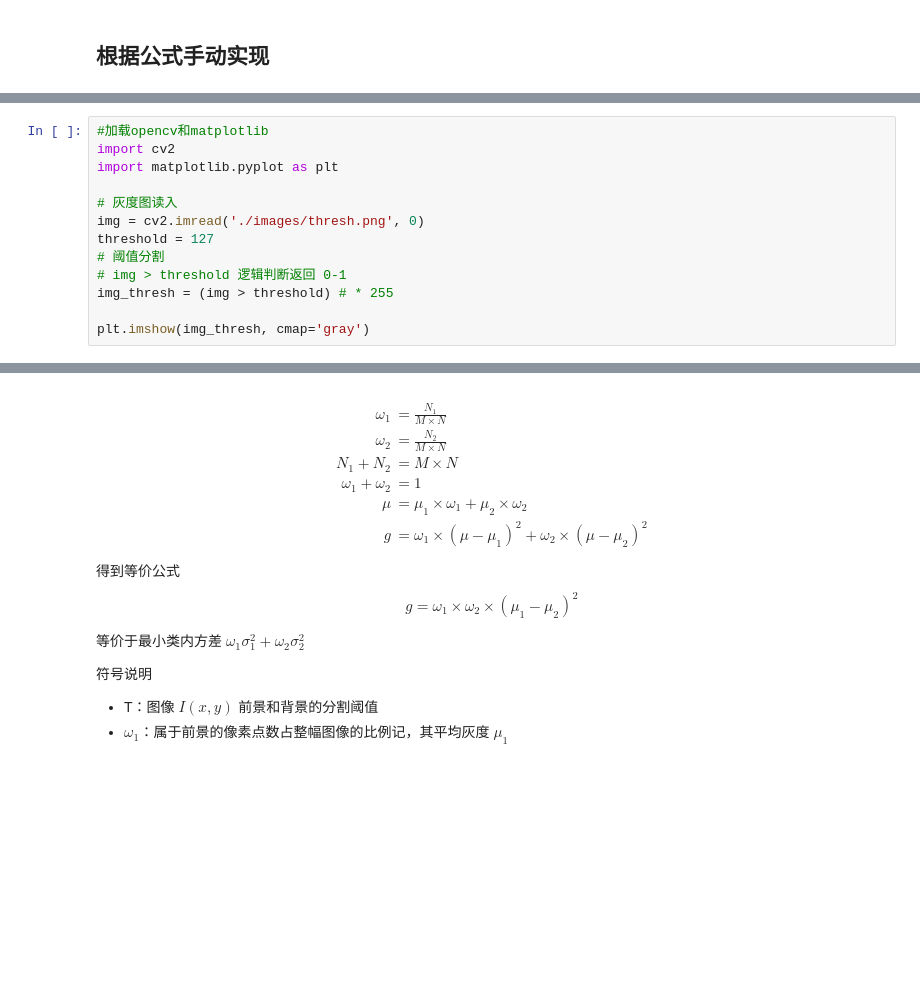
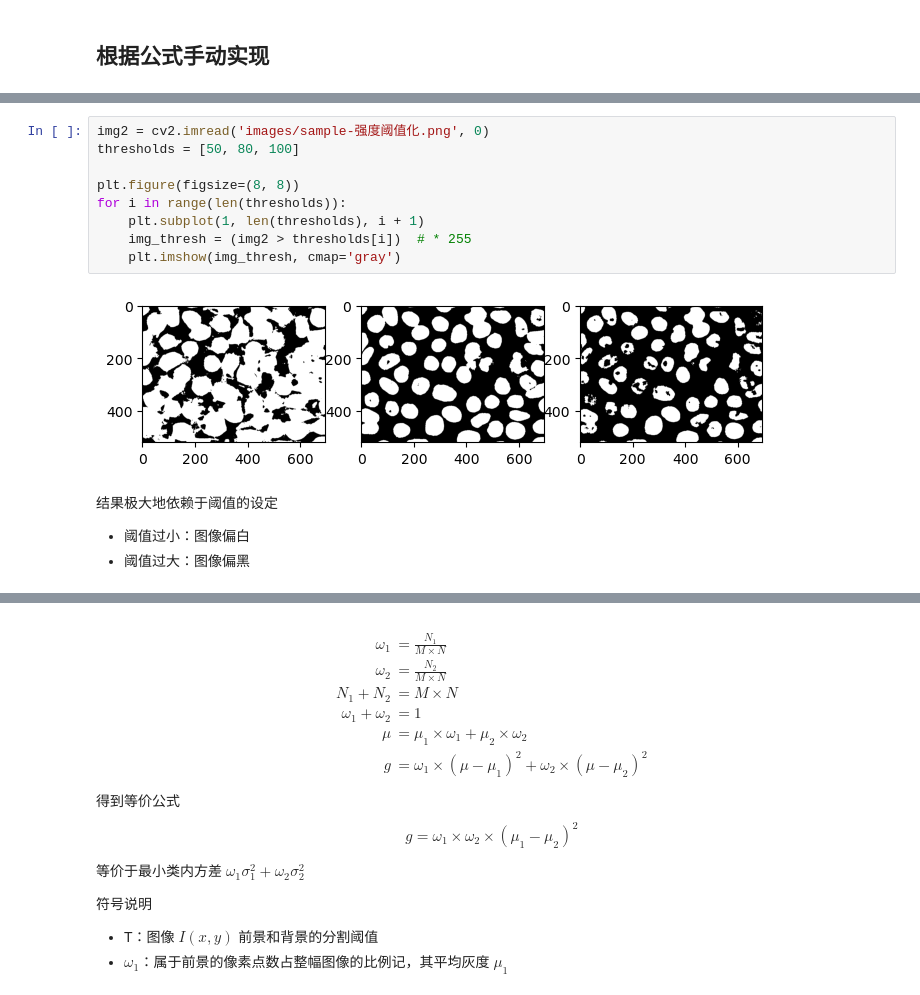
Before and after one commit to plum-Yin/AIIT_2024_CSE435, a Jupyter notebook: chapter2-PointOperations/PointOperations.ipynb, the cells around one changed output, grey strips where cells are left out. Drawn from its saved outputs; the diff is of its cells as text; blank space fills up the shorter version.

```diff
--- a/chapter2-PointOperations/PointOperations.ipynb
+++ b/chapter2-PointOperations/PointOperations.ipynb
@@ -176,13 +196,0 @@ plt.show()
-# %%
-#加载opencv和matplotlib
-import cv2
-import matplotlib.pyplot as plt
-
-# 灰度图读入
-img = cv2.imread('./images/thresh.png', 0)
-threshold = 127
-# 阈值分割
-# img > threshold 逻辑判断返回 0-1
-img_thresh = (img > threshold) # * 255
-
-plt.imshow(img_thresh, cmap='gray')
@@ -191,0 +197,15 @@ plt.imshow(img_thresh, cmap='gray')
+# %%
+img2 = cv2.imread('images/sample-强度阈值化.png', 0)
+thresholds = [50, 80, 100]
+
+plt.figure(figsize=(8, 8))
+for i in range(len(thresholds)):
+    plt.subplot(1, len(thresholds), i + 1)
+    img_thresh = (img2 > thresholds[i])  # * 255
+    plt.imshow(img_thresh, cmap='gray')
+# %% [output]
+[figure, added]
+# %% [markdown]
+结果极大地依赖于阈值的设定
+- 阈值过小：图像偏白
+- 阈值过大：图像偏黑
```
Also changed, not shown: parts of 35 cells of this notebook, 12 other files.
